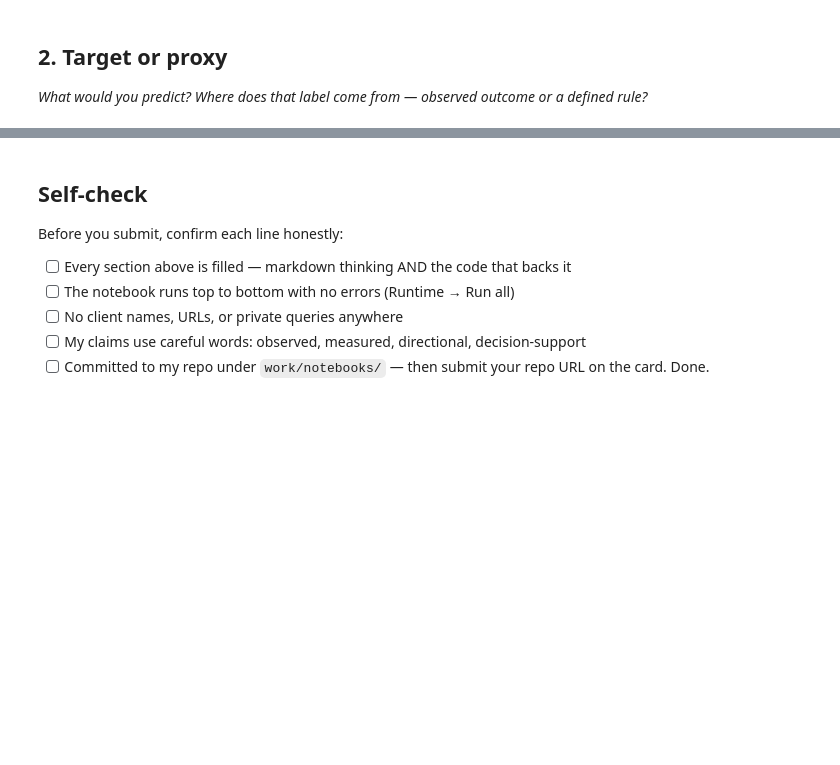
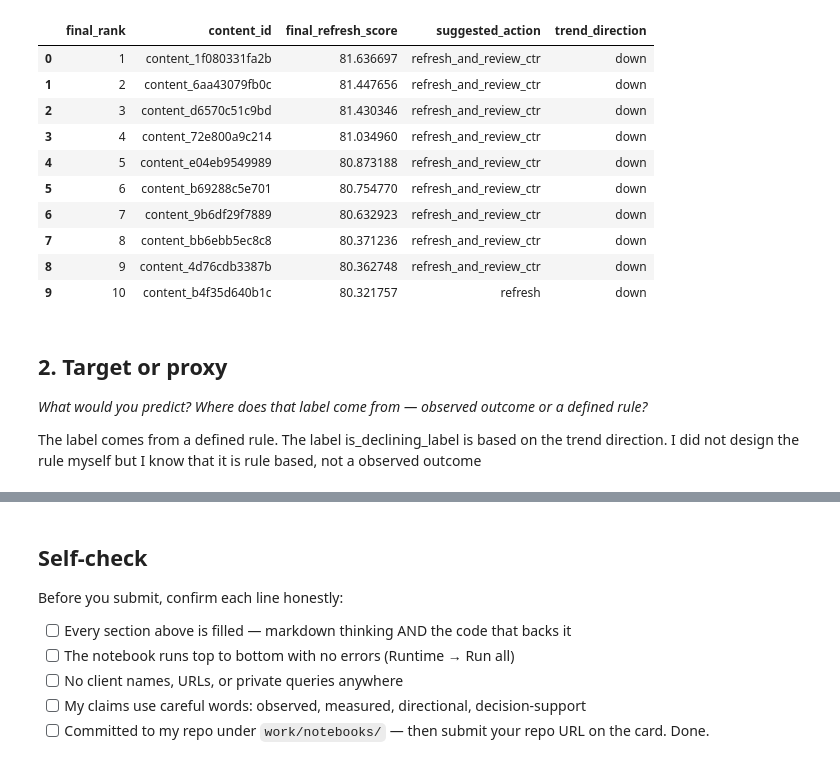
Before and after one commit to Tenuka-R/FlyRank-starter, a Jupyter notebook: work/notebooks/w02_ml_task_framing.ipynb, the cells around one changed output, grey strips where cells are left out. Saved outputs shown, nothing was run; the diff lists cells and outputs as text; code cells hidden in the pictures; blank space fills up the shorter version.

```diff
--- a/work/notebooks/w02_ml_task_framing.ipynb
+++ b/work/notebooks/w02_ml_task_framing.ipynb
@@ -13,7 +16,25 @@ This skeleton is yours to fill. Work the sections **in order** — each one has
 # %%
 # This cell is for CODE (numbers, a query, a check).
 # Write your text answer in the cell ABOVE this one — typing sentences here breaks Run All.
+import pandas as pd
+
+queue = pd.read_csv("outputs/refresh_queue_sample.csv")
+queue[["final_rank", "content_id", "final_refresh_score", "suggested_action", "trend_direction"]].head(10)
+# %% [output]
+|  | final_rank | content_id | final_refresh_score | suggested_action | trend_direction |
+| 0 | 1 | content_1f080331fa2b | 81.636697 | refresh_and_review_ctr | down |
+| 1 | 2 | content_6aa43079fb0c | 81.447656 | refresh_and_review_ctr | down |
+| 2 | 3 | content_d6570c51c9bd | 81.430346 | refresh_and_review_ctr | down |
+| 3 | 4 | content_72e800a9c214 | 81.034960 | refresh_and_review_ctr | down |
+| 4 | 5 | content_e04eb9549989 | 80.873188 | refresh_and_review_ctr | down |
+| 5 | 6 | content_b69288c5e701 | 80.754770 | refresh_and_review_ctr | down |
+| 6 | 7 | content_9b6df29f7889 | 80.632923 | refresh_and_review_ctr | down |
+| 7 | 8 | content_bb6ebb5ec8c8 | 80.371236 | refresh_and_review_ctr | down |
+| 8 | 9 | content_4d76cdb3387b | 80.362748 | refresh_and_review_ctr | down |
+| 9 | 10 | content_b4f35d640b1c | 80.321757 | refresh | down |
 # %% [markdown]
 ## 2. Target or proxy
 
 *What would you predict? Where does that label come from — observed outcome or a defined rule?*
+
+The label comes from a defined rule. The label is_declining_label is based on the trend direction. I did not design the rule myself but I know that it is rule based, not a observed outcome
```
Also changed, not shown: parts of 14 cells of this notebook.
